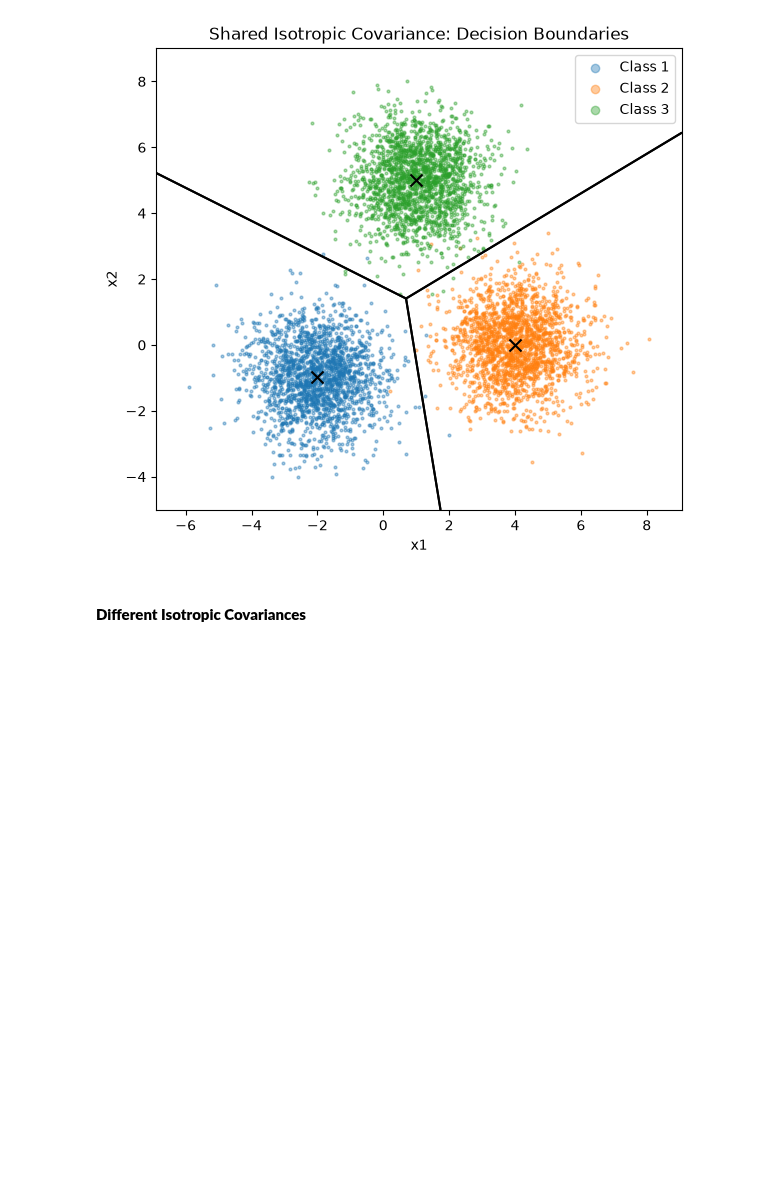
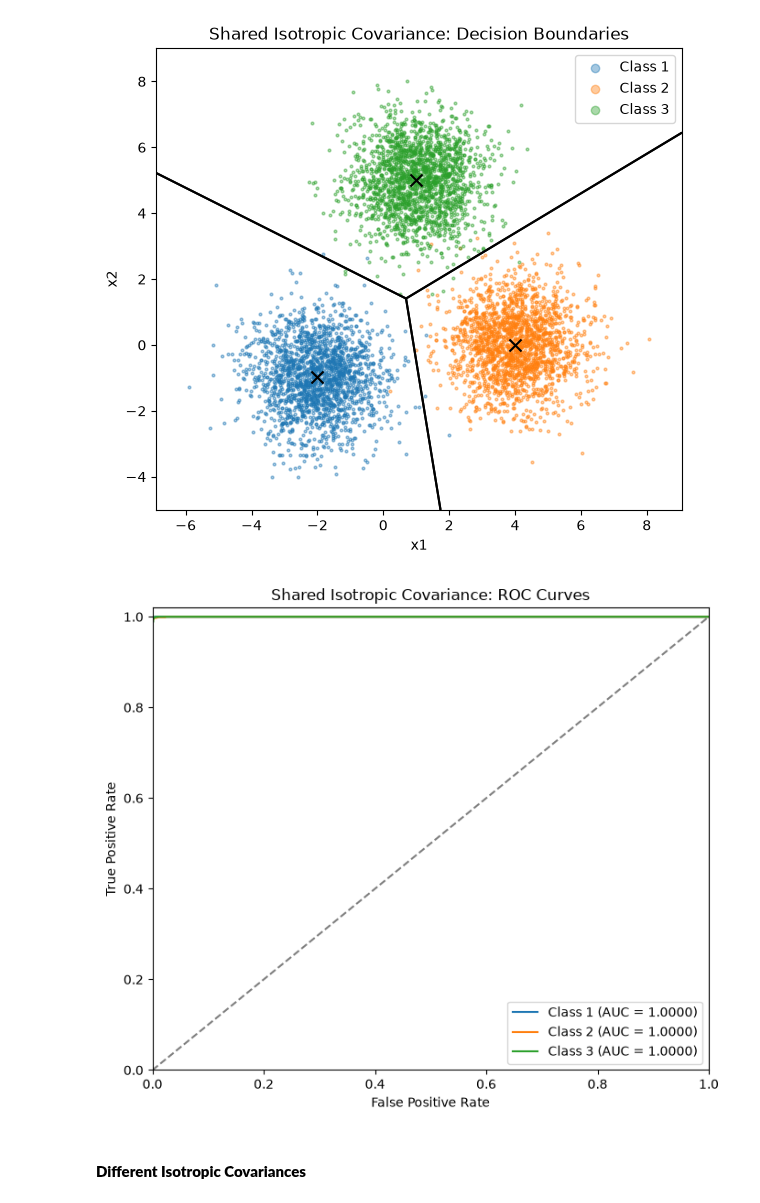
Before and after one commit to karywnl/pattern-recognition, a Jupyter notebook: lab5/lab5.ipynb, the cells around one changed output. Drawn from its saved outputs; the diff is of its cells as text; code cells hidden in the pictures; blank space fills up the shorter version.

Commit message:
completed the ROC-AUC curve for lab5

```diff
--- a/lab5/lab5.ipynb
+++ b/lab5/lab5.ipynb
@@ -167,6 +167,51 @@ plt.savefig("../docs/lab5/submissions/figures/shared_isotropic_boundary.png", dp
 plt.show()
 # %% [output]
 [figure]
+# %%
+# class probabilities for the test points
+
+probabilities = []
+labels = []
+for k, sample in enumerate(test_class_samples):
+    for point in sample:
+        scores = np.array([gaussian_score(point, mu_hat, shared_cov_est)
+                       for mu_hat in train_class_mean_est])
+        likelihoods = np.exp(scores - scores.max())
+        probabilities.append(likelihoods / likelihoods.sum())
+        labels.append(k + 1)
+probabilities = np.array(probabilities)
+labels = np.array(labels)
+# %%
+# vary the threshold for each class
+
+plt.figure(figsize=(7, 6))
+for k in range(3):
+    positive = labels == k + 1
+    positive_count = positive.sum()
+    negative_count = len(labels) - positive_count
+    fpr = [0]
+    tpr = [0]
+    thresholds = np.unique(probabilities[:, k])[::-1]
+    for threshold in thresholds:
+        predicted = probabilities[:, k] >= threshold
+        tp = np.sum(predicted & positive)
+        fp = np.sum(predicted & ~positive)
+        tpr.append(tp / positive_count)
+        fpr.append(fp / negative_count)
+    auc = np.trapezoid(tpr, fpr)
+    plt.plot(fpr, tpr, label=f"Class {k + 1} (AUC = {auc:.4f})")
+plt.plot([0, 1], [0, 1], "k--", alpha=0.5)
+plt.xlabel("False Positive Rate")
+plt.ylabel("True Positive Rate")
+plt.title('Shared Isotropic Covariance: ROC Curves')
+plt.xlim(0, 1)
+plt.ylim(0, 1.02)
+plt.legend(loc="lower right")
+plt.tight_layout()
+plt.savefig("../docs/lab5/submissions/figures/shared_isotropic_roc.png", dpi=150)
+plt.show()
+# %% [output]
+[figure, added]
 # %% [markdown]
 #### **Different Isotropic Covariances**
 # %%
```
Also changed, not shown: parts of 12 cells of this notebook, 10 other files.
